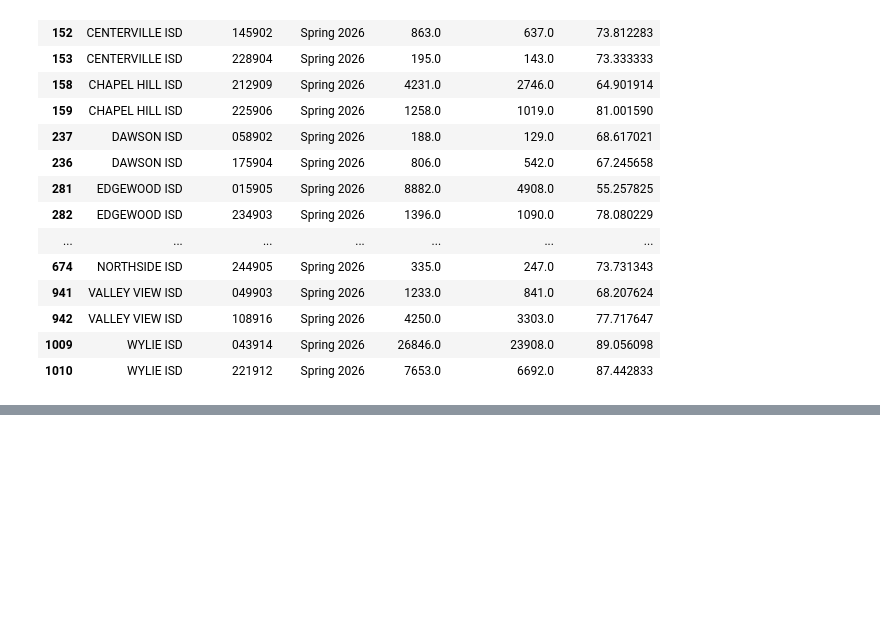
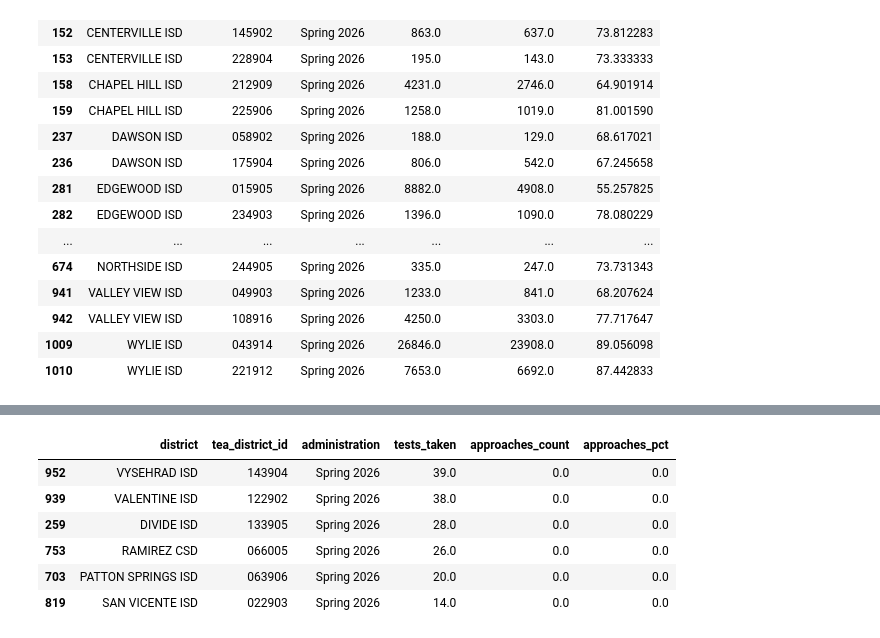
Before and after one commit to sfchronicle/STARR-median-income, a Jupyter notebook: notebooks/02_build_staar_summary_final_suffix_filter.ipynb, the cells around one changed output, grey strips where cells are left out. Saved outputs shown, nothing was run; the diff lists cells and outputs as text; code cells hidden in the pictures; blank space fills up the shorter version.

```diff
--- a/notebooks/02_build_staar_summary_final_suffix_filter.ipynb
+++ b/notebooks/02_build_staar_summary_final_suffix_filter.ipynb
@@ -620,0 +673,20 @@ district_staar[
+# %%
+# Districts with perfect or zero Approaches rates.
+
+district_staar[
+    district_staar["approaches_pct"].isin([0, 100])
+].sort_values(
+    ["approaches_pct", "tests_taken"],
+    ascending=[True, False],
+)
+
+# These are all super small districts
+# I believe for the final analysis, we should only do districts with at least 500 tests?
+# %% [output]
+|  | district | tea_district_id | administration | tests_taken | approaches_count | approaches_pct |
+| 952 | VYSEHRAD ISD | 143904 | Spring 2026 | 39.0 | 0.0 | 0.0 |
+| 939 | VALENTINE ISD | 122902 | Spring 2026 | 38.0 | 0.0 | 0.0 |
+| 259 | DIVIDE ISD | 133905 | Spring 2026 | 28.0 | 0.0 | 0.0 |
+| 753 | RAMIREZ CSD | 066005 | Spring 2026 | 26.0 | 0.0 | 0.0 |
+| 703 | PATTON SPRINGS ISD | 063906 | Spring 2026 | 20.0 | 0.0 | 0.0 |
+| 819 | SAN VICENTE ISD | 022903 | Spring 2026 | 14.0 | 0.0 | 0.0 |
```
Also changed, not shown: parts of 13 cells of this notebook, 2 other files.
